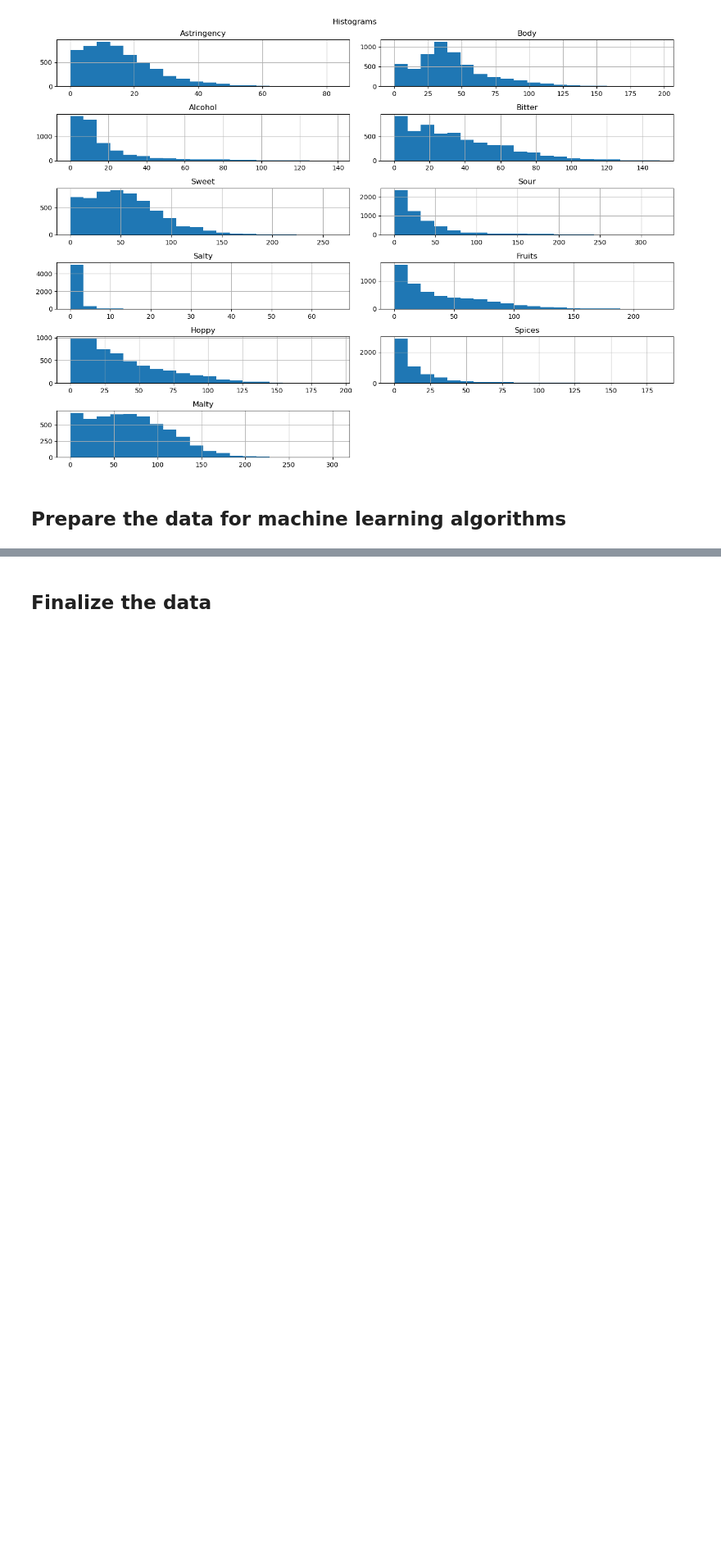
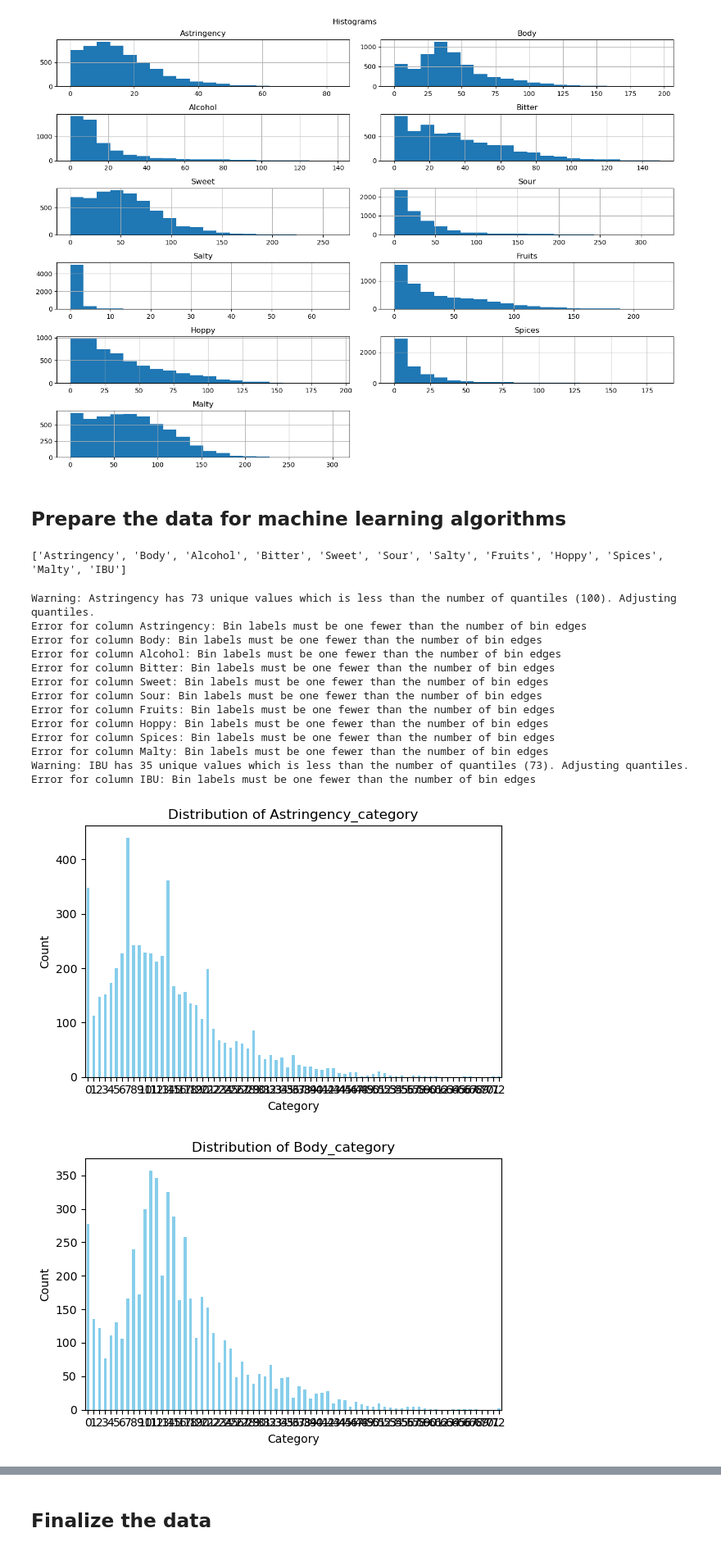
Before and after one commit to Bram-code/beer-suggestions, a Jupyter notebook: model-training.ipynb, the cells around one changed output, grey strips where cells are left out. Shown at 82% size. Cells and saved outputs as stored; diff of their text form; code cells hidden in the pictures; blank space fills up the shorter version.

```diff
--- a/model-training.ipynb
+++ b/model-training.ipynb
@@ -73,4 +73,59 @@ plt.show()
 # %%
 df['IBU'] = (df['Min IBU'] + df['Max IBU']) / 2
 df = df.drop(['Min IBU', 'Max IBU'], axis=1)
+input_columns.append('IBU')
 df = df.dropna()
+# %% [output]
+['Astringency', 'Body', 'Alcohol', 'Bitter', 'Sweet', 'Sour', 'Salty', 'Fruits', 'Hoppy', 'Spices', 'Malty', 'IBU']
+# %%
+df['Salty_category'] = pd.cut(df["Salty"], bins=[-0.1, 0, df["Salty"].max()], labels=[0, 1])
+
+input_columns.remove('Salty')
+
+num_quantiles = 100
+
+for col in input_columns:
+    unique_values = df[col].unique()
+    num_unique_values = len(unique_values)
+
+    # Check if there are enough unique values
+    if num_unique_values < num_quantiles:
+        print(f"Warning: {col} has {num_unique_values} unique values which is less than the number of quantiles ({num_quantiles}). Adjusting quantiles.")
+        num_quantiles = num_unique_values  # Reduce quantiles to the number of unique values
+
+    try:
+        # Create quantile bins
+        df[col + '_category'] = pd.qcut(df[col], q=num_quantiles, labels=range(num_quantiles), duplicates='drop')
+    except ValueError as e:
+        print(f"Error for column {col}: {e}")
+        # Fallback: use pd.cut
+        df[col + '_category'] = pd.cut(df[col], bins=num_quantiles, labels=range(num_quantiles), include_lowest=True)
+
+category_columns = [col + '_category' for col in input_columns]
+
+
+for col in category_columns:
+    plt.figure(figsize=(6, 4))
+    df[col].value_counts().sort_index().plot(kind='bar', color='skyblue')
+    plt.title(f'Distribution of {col}')
+    plt.xlabel('Category')
+    plt.ylabel('Count')
+    plt.xticks(rotation=0)
+    plt.tight_layout()
+    plt.show()
+# %% [output]
+Warning: Astringency has 73 unique values which is less than the number of quantiles (100). Adjusting quantiles.
+Error for column Astringency: Bin labels must be one fewer than the number of bin edges
+Error for column Body: Bin labels must be one fewer than the number of bin edges
+Error for column Alcohol: Bin labels must be one fewer than the number of bin edges
+Error for column Bitter: Bin labels must be one fewer than the number of bin edges
+Error for column Sweet: Bin labels must be one fewer than the number of bin edges
+Error for column Sour: Bin labels must be one fewer than the number of bin edges
+Error for column Fruits: Bin labels must be one fewer than the number of bin edges
+Error for column Hoppy: Bin labels must be one fewer than the number of bin edges
+Error for column Spices: Bin labels must be one fewer than the number of bin edges
+Error for column Malty: Bin labels must be one fewer than the number of bin edges
+Warning: IBU has 35 unique values which is less than the number of quantiles (73). Adjusting quantiles.
+Error for column IBU: Bin labels must be one fewer than the number of bin edges
+[figure, added]
+[figure, added]
```
Also changed, not shown: parts of 6 cells of this notebook, 1 other file.
